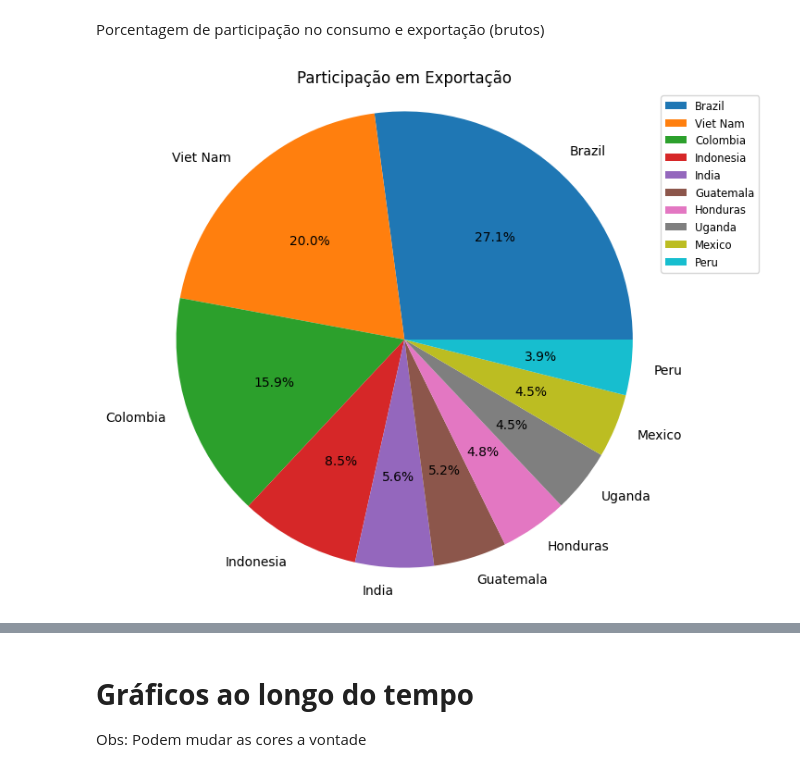
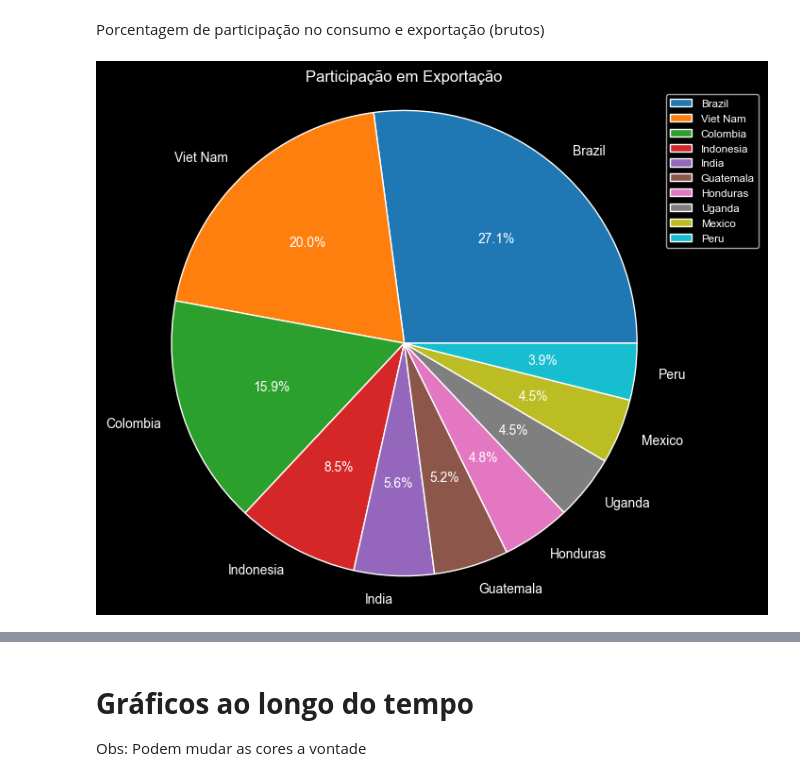
Before and after one commit to fea-dev-usp/Dia-Nacional-do-Cafe, a Jupyter notebook: coffee/app.ipynb, the cells around one changed output, grey strips where cells are left out. Saved outputs shown, nothing was run; the diff lists cells and outputs as text; code cells hidden in the pictures.

```diff
--- a/coffee/app.ipynb
+++ b/coffee/app.ipynb
@@ -195,20 +195,21 @@ fig.show()
 Porcentagem de participação no consumo e exportação (brutos)
 # %%
 # Gráfico de setor para Exportadores
+plt.style.use("dark_background")
 
 paises = ['Brazil', 'Vietnam', 'Colombia', 'Indonesia', 'India', 'Guatemala', 'Honduras', 'Uganda', 'Mexico', 'Peru']
 valores = [33807709056, 24924480000, 19878480000, 10607940000, 6933960000, 6464340000, 5964840000, 5632200000, 5628000000, 4903920000]
 dez_maiores = dom_production_export.groupby('Country')['export'].sum().sort_values(ascending=False).head(10)
 plt.figure(figsize=(7,7))
 
-plt.pie(dez_maiores.values, labels=dez_maiores.index, autopct='%1.1f%%')
+plt.pie(dez_maiores.values, labels=dez_maiores.index, autopct='%1.1f%%', colors=plt.cm.tab10.colors)
 plt.axis('equal')
 plt.legend(fontsize = "small",bbox_to_anchor= (1,1))
 plt.title("Participação em Exportação")
 
 plt.show()
 # %% [output]
-[figure, old version]
+[figure, new version]
 # %%
 # Gráfico de setor para Consumo Doméstico.
 
```
Also changed, not shown: parts of 8 cells of this notebook.
